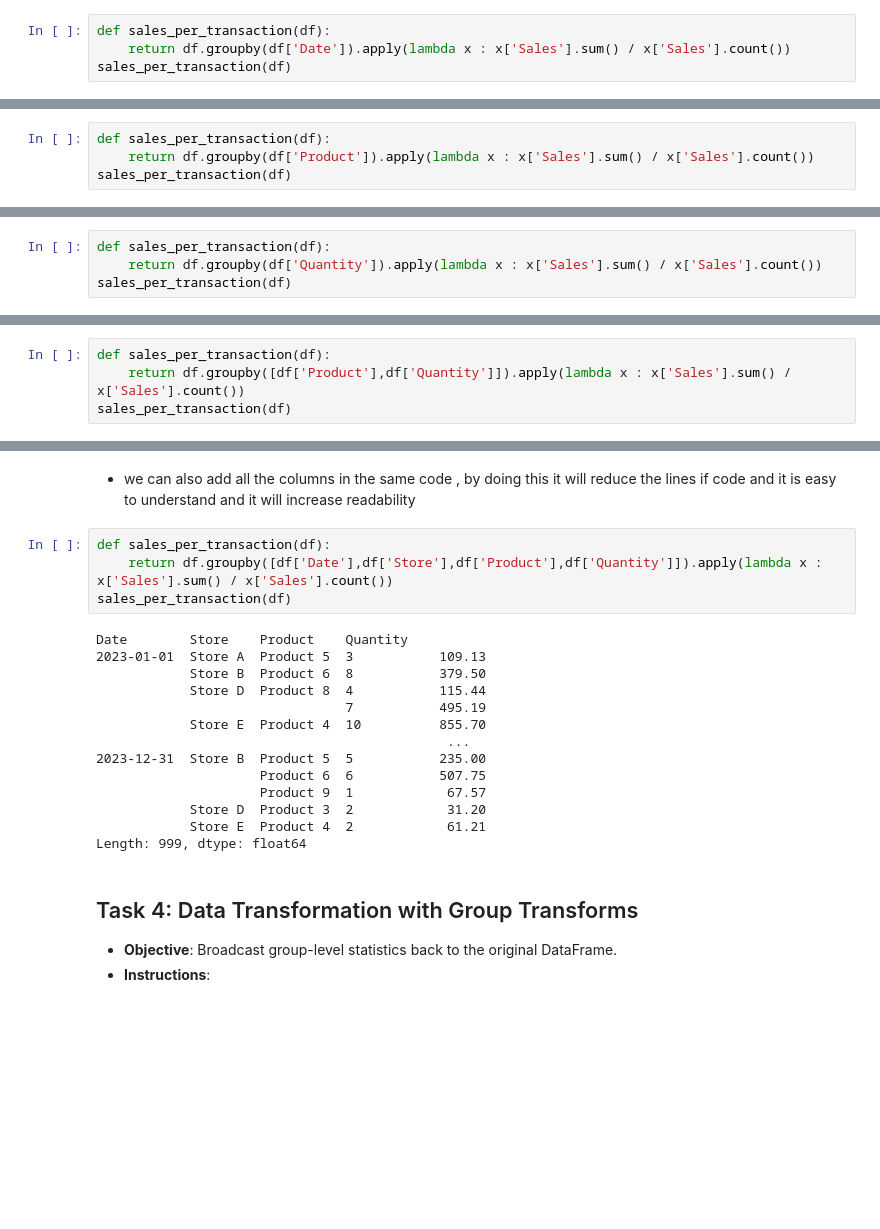
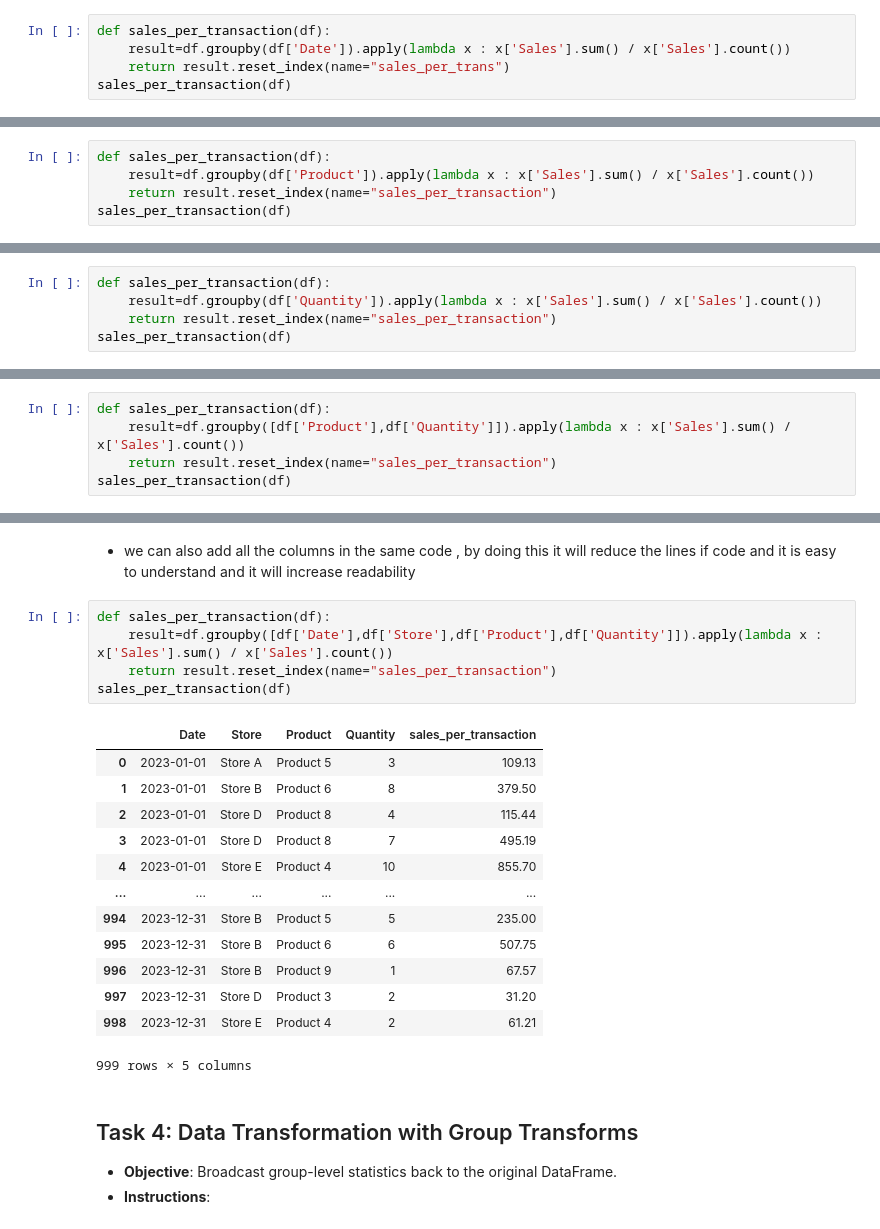
Before and after one commit to lalithavemalapalli/data_science, a Jupyter notebook: Analysis/database/analysis/assignment_py_submition.ipynb, the cells around one changed output, grey strips where cells are left out. Saved outputs shown, nothing was run; the diff lists cells and outputs as text; blank space fills up the shorter version.

Commit message:
converting to dataframe

```diff
--- a/Analysis/database/analysis/assignment_py_submition.ipynb
+++ b/Analysis/database/analysis/assignment_py_submition.ipynb
@@ -302,6 +304,7 @@ dtype: float64
     * Now to apply this function to the each column of the dataframe we need to add the columns near the group by function
 # %%
 def sales_per_transaction(df):
-    return df.groupby(df['Date']).apply(lambda x : x['Sales'].sum() / x['Sales'].count())
+    result=df.groupby(df['Date']).apply(lambda x : x['Sales'].sum() / x['Sales'].count())
+    return result.reset_index(name="sales_per_trans")
 sales_per_transaction(df)
 # %% [output]
@@ -321,5 +324,6 @@ Length: 336, dtype: float64
 # %%
 def sales_per_transaction(df):
-    return df.groupby(df['Product']).apply(lambda x : x['Sales'].sum() / x['Sales'].count())
+    result=df.groupby(df['Product']).apply(lambda x : x['Sales'].sum() / x['Sales'].count())
+    return result.reset_index(name="sales_per_transaction")
 sales_per_transaction(df)
 # %% [output]
@@ -339,6 +342,7 @@ dtype: float64
 - By analysing the sales per transaction using the quantity does not able to understandable by the user rather tahn we can analyse this by adding the products column also that looks understandable
 # %%
 def sales_per_transaction(df):
-    return df.groupby(df['Quantity']).apply(lambda x : x['Sales'].sum() / x['Sales'].count())
+    result=df.groupby(df['Quantity']).apply(lambda x : x['Sales'].sum() / x['Sales'].count())
+    return result.reset_index(name="sales_per_transaction")
 sales_per_transaction(df)
 # %% [output]
@@ -358,6 +361,7 @@ dtype: float64
 - This code tells that per product for how much quantity the sales_per_transaction as been happend
 # %%
 def sales_per_transaction(df):
-    return df.groupby([df['Product'],df['Quantity']]).apply(lambda x : x['Sales'].sum() / x['Sales'].count())
+    result=df.groupby([df['Product'],df['Quantity']]).apply(lambda x : x['Sales'].sum() / x['Sales'].count())
+    return result.reset_index(name="sales_per_transaction")
 sales_per_transaction(df)
 # %% [output]
@@ -378,22 +382,23 @@ Length: 100, dtype: float64
 - we can also add all the columns in the same code , by doing this it will reduce the lines if code and it is easy to understand and it will increase readability
 # %%
 def sales_per_transaction(df):
-    return df.groupby([df['Date'],df['Store'],df['Product'],df['Quantity']]).apply(lambda x : x['Sales'].sum() / x['Sales'].count())
+    result=df.groupby([df['Date'],df['Store'],df['Product'],df['Quantity']]).apply(lambda x : x['Sales'].sum() / x['Sales'].count())
+    return result.reset_index(name="sales_per_transaction")
 sales_per_transaction(df)
 # %% [output]
+|  | Date | Store | Product | Quantity | sales_per_transaction |
+| 0 | 2023-01-01 | Store A | Product 5 | 3 | 109.13 |
+| 1 | 2023-01-01 | Store B | Product 6 | 8 | 379.50 |
+| 2 | 2023-01-01 | Store D | Product 8 | 4 | 115.44 |
+| 3 | 2023-01-01 | Store D | Product 8 | 7 | 495.19 |
+| 4 | 2023-01-01 | Store E | Product 4 | 10 | 855.70 |
+| ... | ... | ... | ... | ... | ... |
+| 994 | 2023-12-31 | Store B | Product 5 | 5 | 235.00 |
+| 995 | 2023-12-31 | Store B | Product 6 | 6 | 507.75 |
+| 996 | 2023-12-31 | Store B | Product 9 | 1 | 67.57 |
+| 997 | 2023-12-31 | Store D | Product 3 | 2 | 31.20 |
+| 998 | 2023-12-31 | Store E | Product 4 | 2 | 61.21 |
-Date        Store    Product    Quantity
-2023-01-01  Store A  Product 5  3           109.13
-            Store B  Product 6  8           379.50
-            Store D  Product 8  4           115.44
-                                7           495.19
-            Store E  Product 4  10          855.70
-                                             ...
-2023-12-31  Store B  Product 5  5           235.00
-                     Product 6  6           507.75
-                     Product 9  1            67.57
-            Store D  Product 3  2            31.20
-            Store E  Product 4  2            61.21
-Length: 999, dtype: float64
+999 rows × 5 columns
 # %% [markdown]
 ## Task 4: Data Transformation with Group Transforms
 
```
Also changed, not shown: parts of 13 cells of this notebook, 1 other file.
